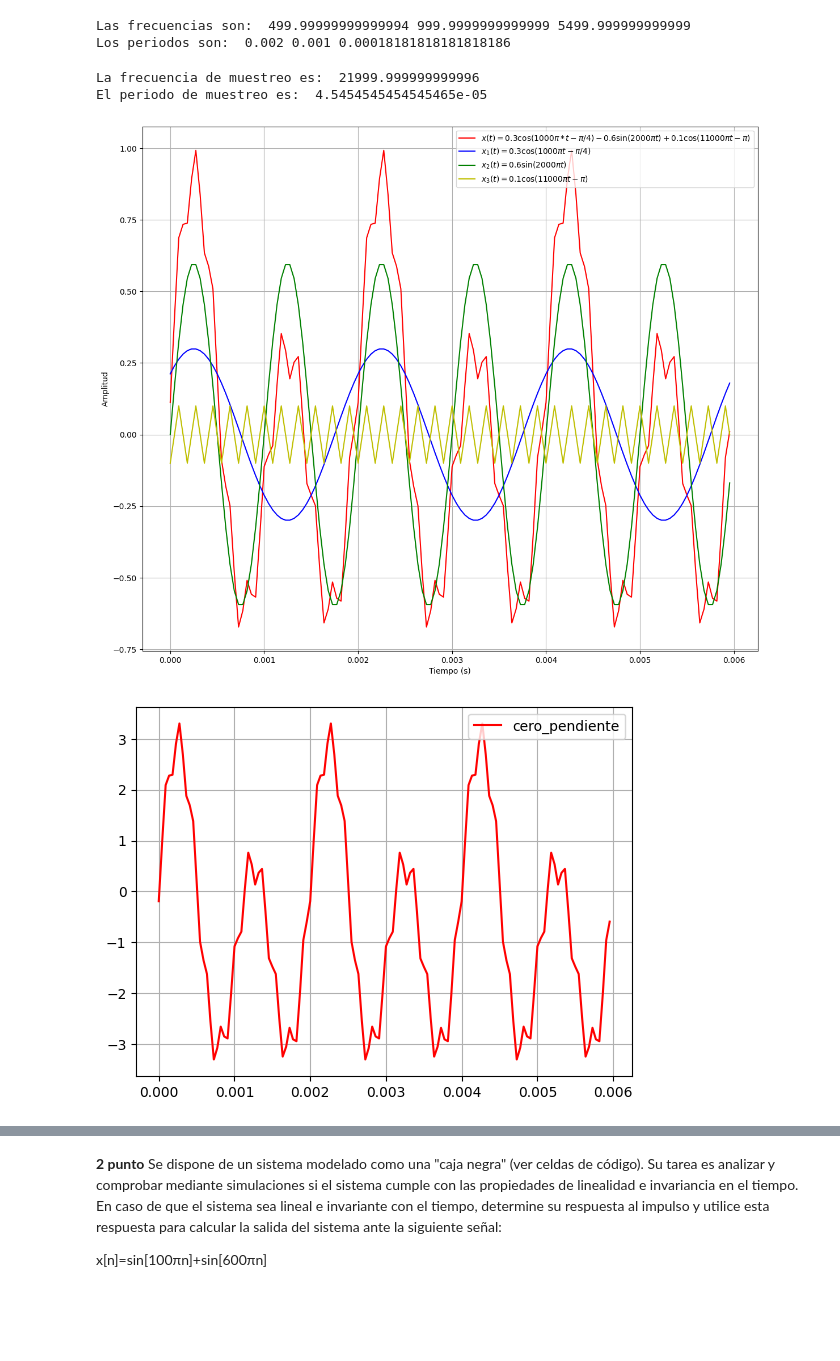
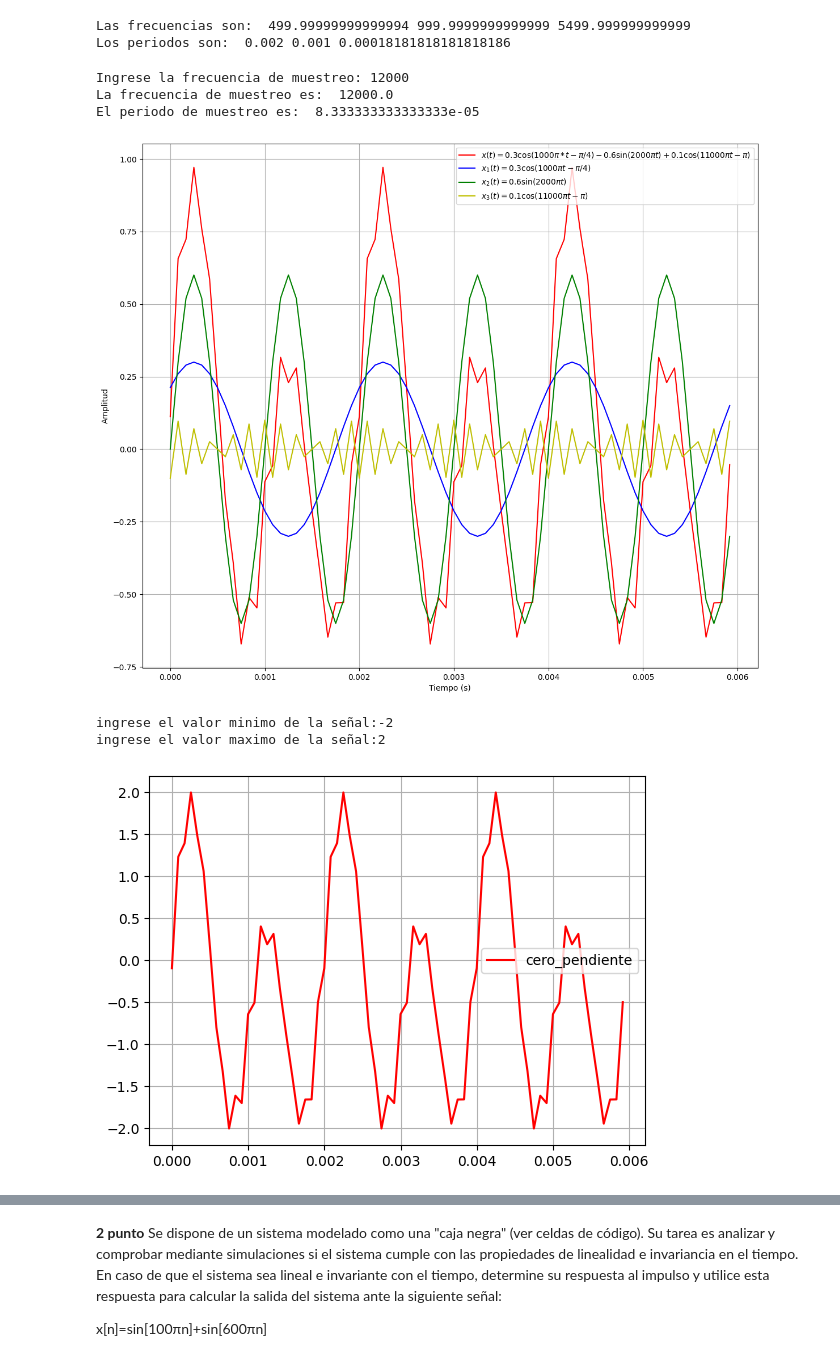
Before and after one commit to Saritah22/se-alessysistemas, a Jupyter notebook: parcial_1.ipynb, the cells around one changed output, grey strips where cells are left out. Saved outputs shown, nothing was run; the diff lists cells and outputs as text; code cells hidden in the pictures; blank space fills up the shorter version.

```diff
--- a/parcial_1.ipynb
+++ b/parcial_1.ipynb
@@ -51,7 +51,10 @@ Las frecuencias son:  499.99999999999994 999.9999999999999 5499.999999999999
 Los periodos son:  0.002 0.001 0.00018181818181818186
 # %%
 #frecuencia y periodo de muestreo
-Fs = 4*max(F1,F2,F3)
+Fs = float(input("Ingrese la frecuencia de muestreo: "))
+while Fs < 2*max(F1,F2,F3):
+  print("La frecuencia de muestreo debe ser mayor a 2 veces la frecuencia mas alta")
+  Fs = float(input("Ingrese la frecuencia de muestreo: "))
 Ts = 1/Fs
 print("La frecuencia de muestreo es: ", Fs)
 print("El periodo de muestreo es: ", Ts)
@@ -60,8 +63,9 @@ ti = 0 #empezamos en 0
 tf = 3*T #3 periodos hacia delante
 tv = np.arange(ti,tf,Ts) #tiempo de muestreo
 # %% [output]
-La frecuencia de muestreo es:  21999.999999999996
-El periodo de muestreo es:  4.5454545454545465e-05
+Ingrese la frecuencia de muestreo: 12000
+La frecuencia de muestreo es:  12000.0
+El periodo de muestreo es:  8.333333333333333e-05
 # %%
 #se construye la señal
 x1 = A1*np.cos(w1*tv+a1)
@@ -79,30 +83,37 @@ plt.grid(True)
 plt.legend()
 plt.show()
 # %% [output]
-[figure, old version]
+[figure, new version]
 # %%
 #se digitaliza la señan con cero y pendiente
 #crear funcion en python
 #tomamos la funcion crea por el profesor
 def my_ceropen(x,ymin, ymax):
   '''
   Codigo base para simular proceso de cero y pendiente
   Se ingresa arreglo de numpy y los valores min  y max despues de cero y pendiente
   '''
   xmax = max(x) # x.max()
   xmin = min(x) # x.min()
   m = (ymax - ymin)/(xmax - xmin)
   c = ymin - m*xmin
-  yv = m*x + c
+  yv = m*x + c #resultado
   return yv
 
-ymin = -3.3
-ymax = 3.3
+ymin = float(input("ingrese el valor minimo de la señal:"))
+ymax = float(input("ingrese el valor maximo de la señal:"))
+
+while ymax < ymin:
+  print("el valor maximo debe ser mayor al minimo")
+  ymin = float(input("ingrese el valor minimo de la señal:"))
+  ymax = float(input("ingrese el valor maximo de la señal:"))
 xcp = my_ceropen(x, ymin, ymax)
 plt.plot(tv,xcp,'r',label='cero_pendiente')
 plt.legend()
 plt.grid()
 plt.show()
 # %% [output]
+ingrese el valor minimo de la señal:-2
+ingrese el valor maximo de la señal:2
-[figure, old version]
+[figure, new version]
 # %%
```
Also changed, not shown: parts of 4 cells of this notebook.
